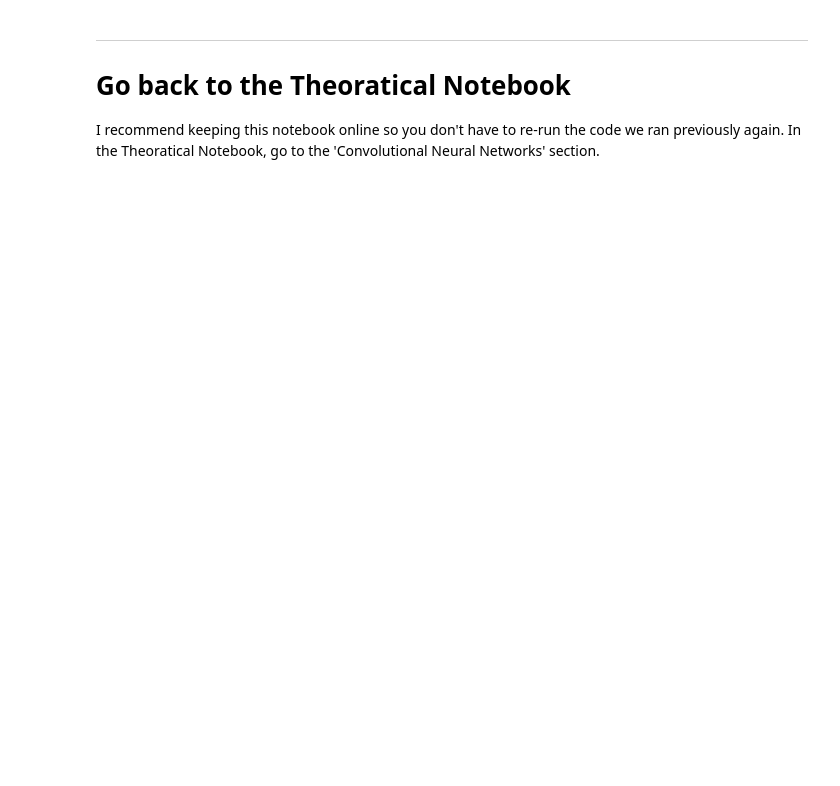
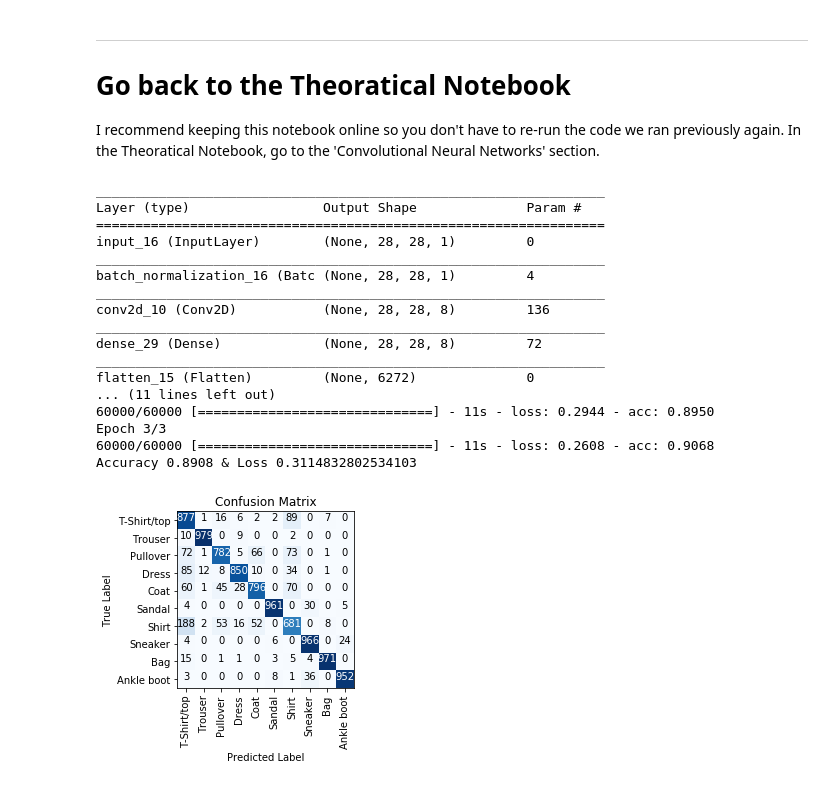
Before and after one commit to mwidjaja1/Neural-Network-Basics, a Jupyter notebook: Keras.ipynb, the cells around one changed output. Drawn from its saved outputs; the diff is of its cells as text; code cells hidden in the pictures; blank space fills up the shorter version.

```diff
--- a/Keras.ipynb
+++ b/Keras.ipynb
@@ -462,3 +466,23 @@ Accuracy 0.8493 & Loss 0.42024178957939146
 ----
 # Go back to the Theoratical Notebook
 I recommend keeping this notebook online so you don't have to re-run the code we ran previously again. In the Theoratical Notebook, go to the 'Convolutional Neural Networks' section.
+# %%
+def set_params():
+    model_params = {}
+
+    # Parameters for Convolutional Layer
+    model_params['conv_1'] = 8
+    model_params['kernel_1'] = 4
+    model_params['stride_1'] = 1
+
+    # Parameters for a 1 Layer Model
+    model_params['dense_1'] = 8
+    model_params['activate_1'] = 'relu'
+
+    # Parameters to Compile Model
+    model_params['loss'] = 'categorical_crossentropy'
+    model_params['optimizer'] = 'adam'
+
+    # Parameters to Fit Model
+    model_params['epoch'] = 3  # Scale as needed. On a 1.6 GHz Intel i5 w. 4 GBs RAM, 1 Epoch = 30-35 Seconds
+    return model_params
@@ -464,0 +529,25 @@ I recommend keeping this notebook online so you don't have to re-run the code we
+# %%
+model_params = set_params()
+
+model = basic_cnn(model_params)
+y_pred, metrics = fit_model(model, model_params, x_train, y_train, x_test, y_test)
+conf_matrix(y_test, y_pred, classes_list)
+# %% [output]
+_________________________________________________________________
+Layer (type)                 Output Shape              Param #
+=================================================================
+input_16 (InputLayer)        (None, 28, 28, 1)         0
+_________________________________________________________________
+batch_normalization_16 (Batc (None, 28, 28, 1)         4
+_________________________________________________________________
+conv2d_10 (Conv2D)           (None, 28, 28, 8)         136
+_________________________________________________________________
+dense_29 (Dense)             (None, 28, 28, 8)         72
+_________________________________________________________________
+flatten_15 (Flatten)         (None, 6272)              0
+... (11 lines left out)
+60000/60000 [==============================] - 11s - loss: 0.2944 - acc: 0.8950
+Epoch 3/3
+60000/60000 [==============================] - 11s - loss: 0.2608 - acc: 0.9068
+Accuracy 0.8908 & Loss 0.3114832802534103
+[figure, added]
```
Also changed, not shown: parts of 9 cells of this notebook.
